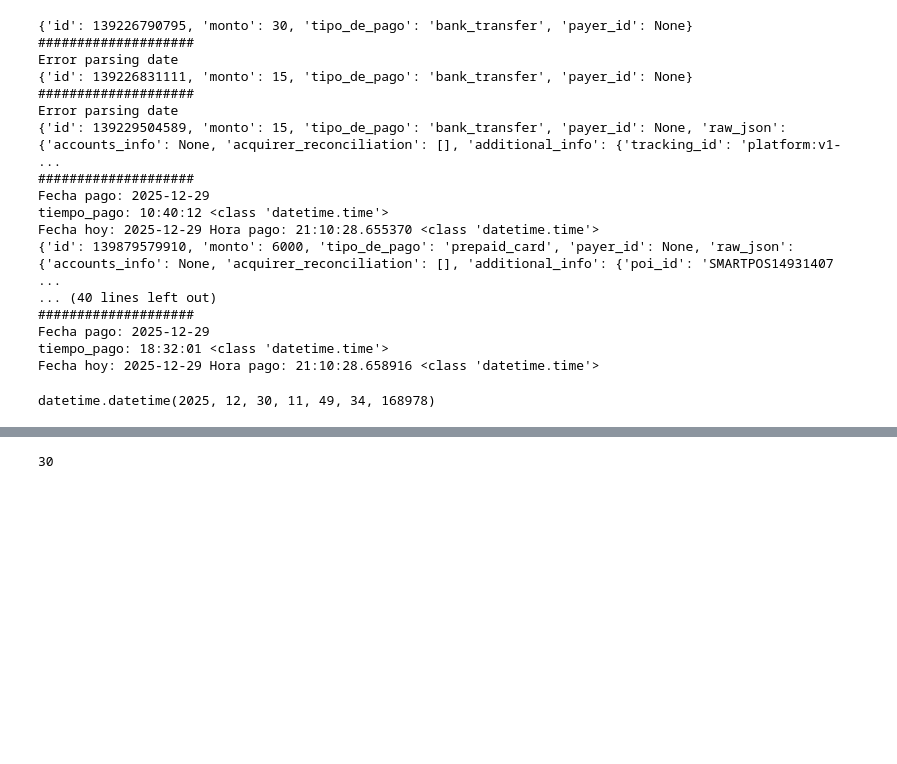
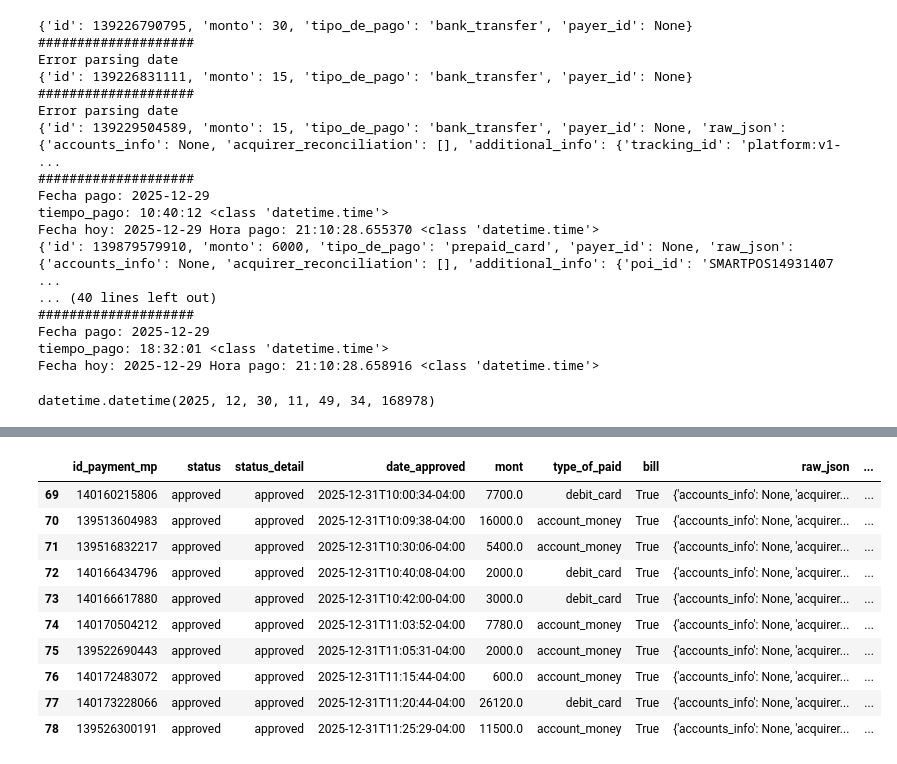
Before and after one commit to paezagustin/arca_dys, a Jupyter notebook: fastapi/test_codes.ipynb, the cells around one changed output, grey strips where cells are left out. Cells and saved outputs as stored; diff of their text form; code cells hidden in the pictures; blank space fills up the shorter version.

```diff
--- a/fastapi/test_codes.ipynb
+++ b/fastapi/test_codes.ipynb
@@ -85,4 +62,0 @@ fecha_hoy = datetime.now().date()
-# %%
-fecha_hoy.day
-# %% [output]
-30
@@ -88,0 +65,14 @@ fecha_hoy.day
+# %%
+df_to_facturar
+# %% [output]
+|  | id_payment_mp | status | status_detail | date_approved | mont | type_of_paid | bill | raw_json | ... |
+| 69 | 140160215806 | approved | approved | 2025-12-31T10:00:34-04:00 | 7700.0 | debit_card | True | {'accounts_info': None, 'acquirer... | ... |
+| 70 | 139513604983 | approved | approved | 2025-12-31T10:09:38-04:00 | 16000.0 | account_money | True | {'accounts_info': None, 'acquirer... | ... |
+| 71 | 139516832217 | approved | approved | 2025-12-31T10:30:06-04:00 | 5400.0 | account_money | True | {'accounts_info': None, 'acquirer... | ... |
+| 72 | 140166434796 | approved | approved | 2025-12-31T10:40:08-04:00 | 2000.0 | debit_card | True | {'accounts_info': None, 'acquirer... | ... |
+| 73 | 140166617880 | approved | approved | 2025-12-31T10:42:00-04:00 | 3000.0 | debit_card | True | {'accounts_info': None, 'acquirer... | ... |
+| 74 | 140170504212 | approved | approved | 2025-12-31T11:03:52-04:00 | 7780.0 | account_money | True | {'accounts_info': None, 'acquirer... | ... |
+| 75 | 139522690443 | approved | approved | 2025-12-31T11:05:31-04:00 | 2000.0 | account_money | True | {'accounts_info': None, 'acquirer... | ... |
+| 76 | 140172483072 | approved | approved | 2025-12-31T11:15:44-04:00 | 600.0 | account_money | True | {'accounts_info': None, 'acquirer... | ... |
+| 77 | 140173228066 | approved | approved | 2025-12-31T11:20:44-04:00 | 26120.0 | debit_card | True | {'accounts_info': None, 'acquirer... | ... |
+| 78 | 139526300191 | approved | approved | 2025-12-31T11:25:29-04:00 | 11500.0 | account_money | True | {'accounts_info': None, 'acquirer... | ... |
```
Also changed, not shown: parts of 4 cells of this notebook, 2 other files.
